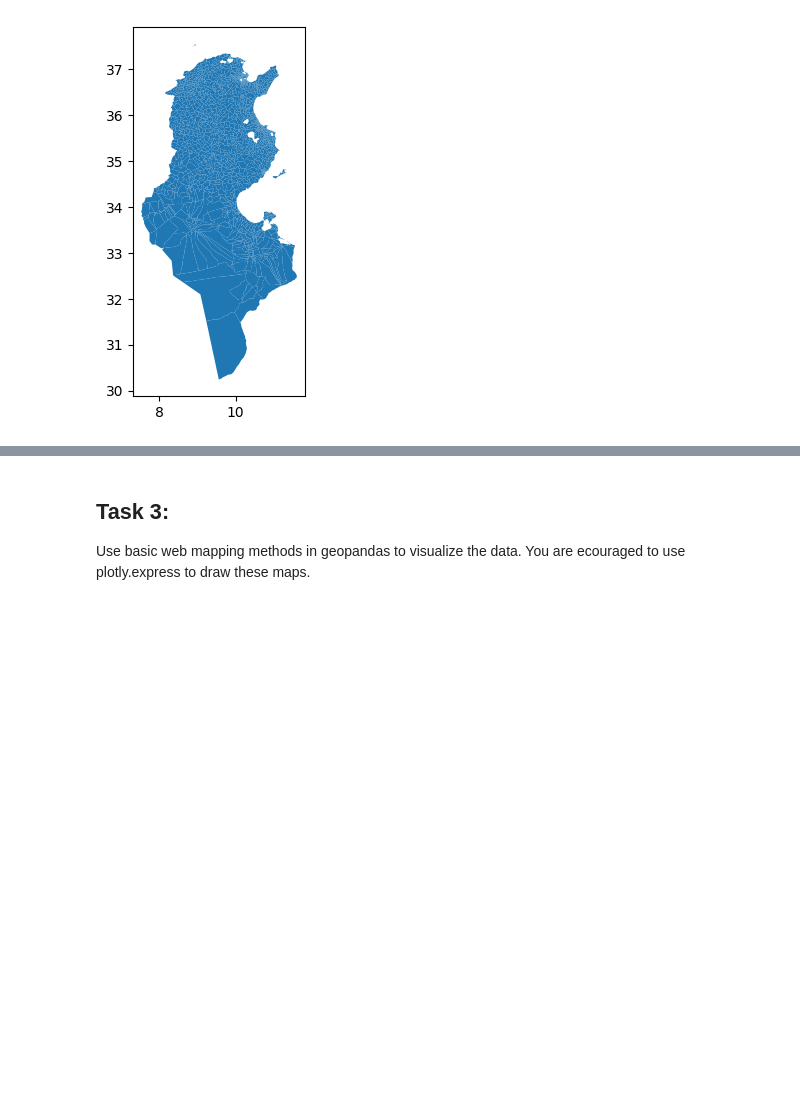
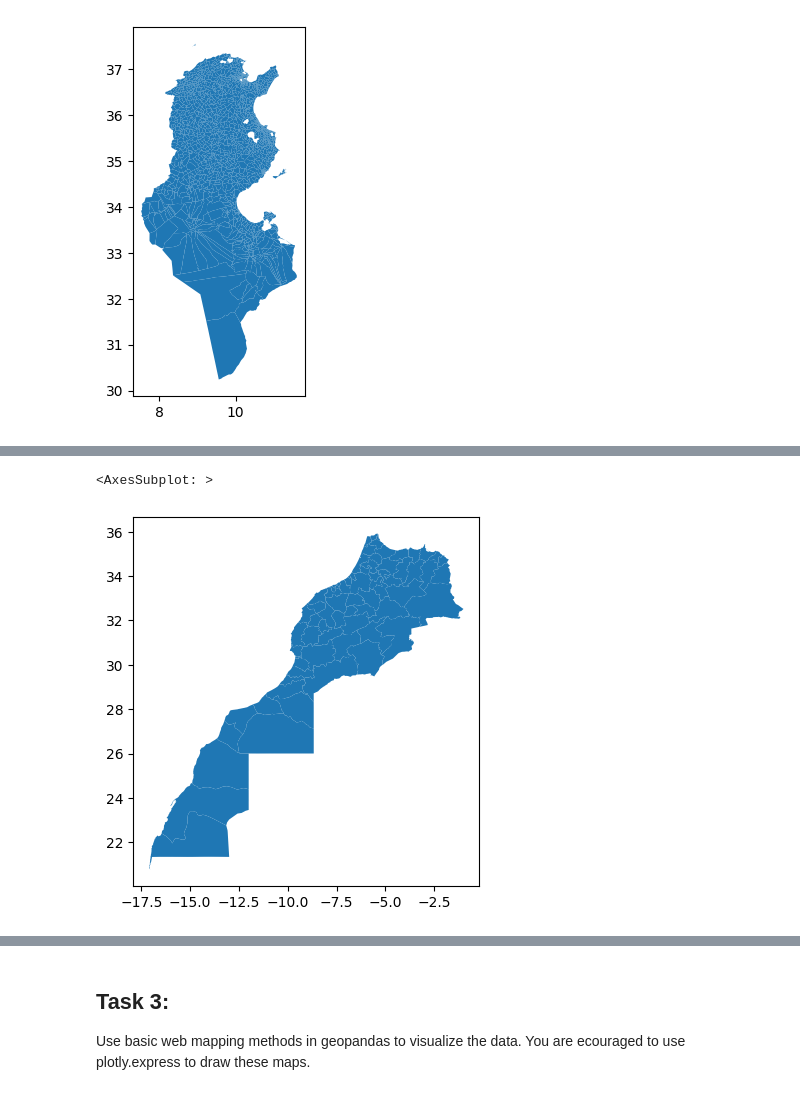
Before and after one commit to radleyciego/geocomputation, a Jupyter notebook: labs/lab_6.ipynb, the cells around one changed output, grey strips where cells are left out. Cells and saved outputs as stored; diff of their text form; code cells hidden in the pictures; blank space fills up the shorter version.

```diff
--- a/labs/lab_6.ipynb
+++ b/labs/lab_6.ipynb
@@ -36,3 +59,6 @@ tunisia.plot()
 # %% [output]
 <AxesSubplot: >
 [figure]
+# %%
+morocco = gpd.read_file('geoBoundaries-MAR-ADM2.geojson')
+morocco
@@ -38,0 +91,5 @@ tunisia.plot()
+# %%
+morocco.plot()
+# %% [output]
+<AxesSubplot: >
+[figure, added]
```
Also changed, not shown: parts of 11 cells of this notebook.
